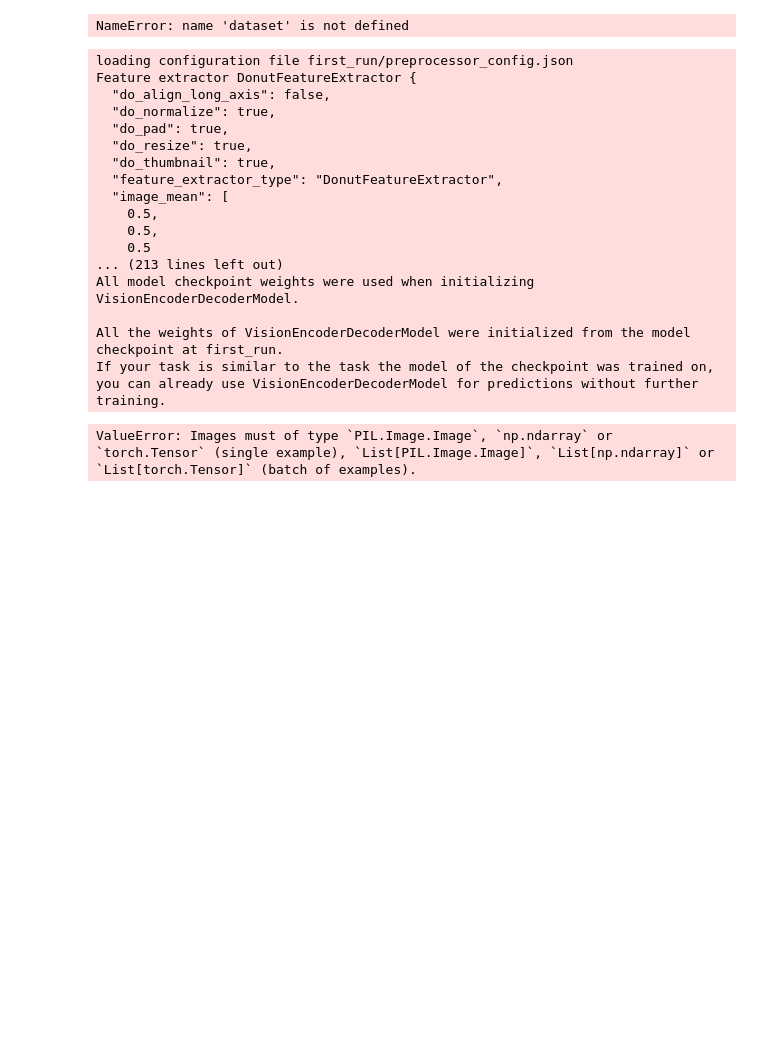
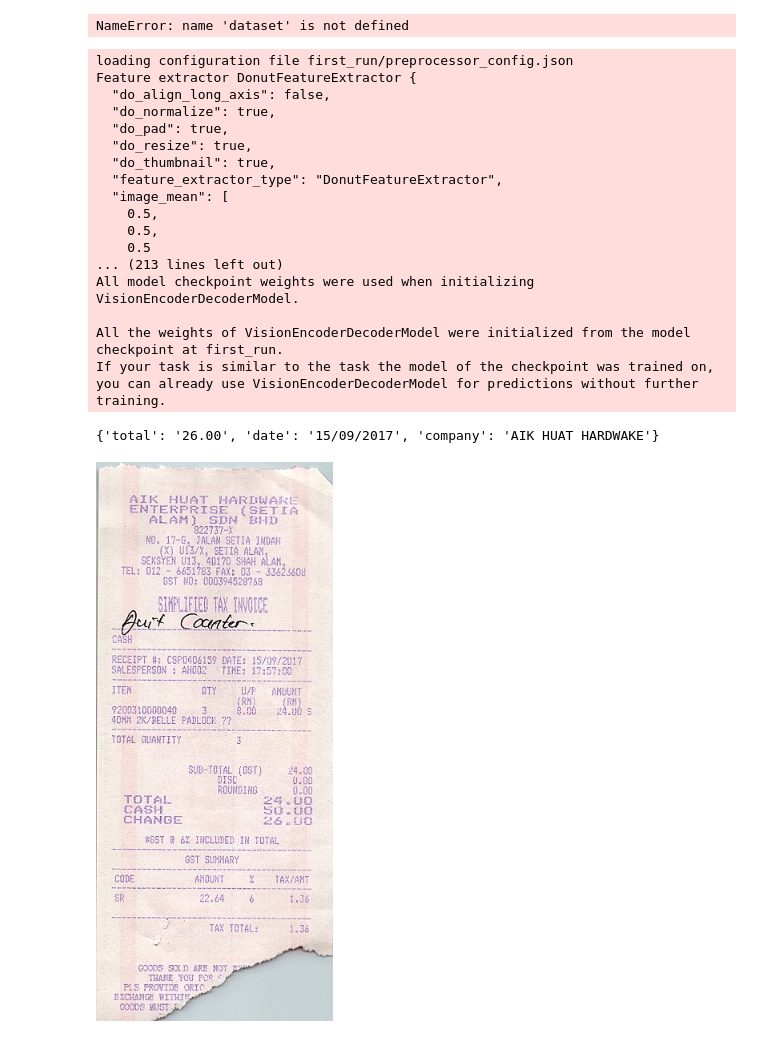
Before and after one commit to philschmid/document-ai-transformers, a Jupyter notebook: training/donut_sroie.ipynb, the cells around one changed output. Drawn from its saved outputs; the diff is of its cells as text; code cells hidden in the pictures; blank space fills up the shorter version.

```diff
--- a/training/donut_sroie.ipynb
+++ b/training/donut_sroie.ipynb
@@ -417,7 +417,7 @@ dataset
 NameError: name 'dataset' is not defined
 # %%
 import re
-
+from PIL import Image
 from transformers import DonutProcessor, VisionEncoderDecoderModel
 from datasets import load_dataset
 import torch
@@ -428,13 +428,14 @@ model = VisionEncoderDecoderModel.from_pretrained("first_run")
 device = "cuda" if torch.cuda.is_available() else "cpu"
 model.to(device)
 # load document image
-image_path = "data/img/456.jpg"
+image_path = "data/img/512.jpg"
+image = Image.open(image_path)
 
 # prepare decoder inputs
 task_prompt = "<s>"
 decoder_input_ids = processor.tokenizer(task_prompt, add_special_tokens=False, return_tensors="pt").input_ids
 
-pixel_values = processor(image_path, return_tensors="pt").pixel_values
+pixel_values = processor(image, return_tensors="pt").pixel_values
 
 outputs = model.generate(
     pixel_values.to(device),
@@ -471,4 +472,8 @@ All model checkpoint weights were used when initializing VisionEncoderDecoderMod
 
 All the weights of VisionEncoderDecoderModel were initialized from the model checkpoint at first_run.
 If your task is similar to the task the model of the checkpoint was trained on, you can already use VisionEncoderDecoderModel for predictions without further training.
-ValueError: Images must of type `PIL.Image.Image`, `np.ndarray` or `torch.Tensor` (single example), `List[PIL.Image.Image]`, `List[np.ndarray]` or `List[torch.Tensor]` (batch of examples).
+{'total': '26.00', 'date': '15/09/2017', 'company': 'AIK HUAT HARDWAKE'}
+# %%
+image
+# %% [output]
+[figure, added]
```
